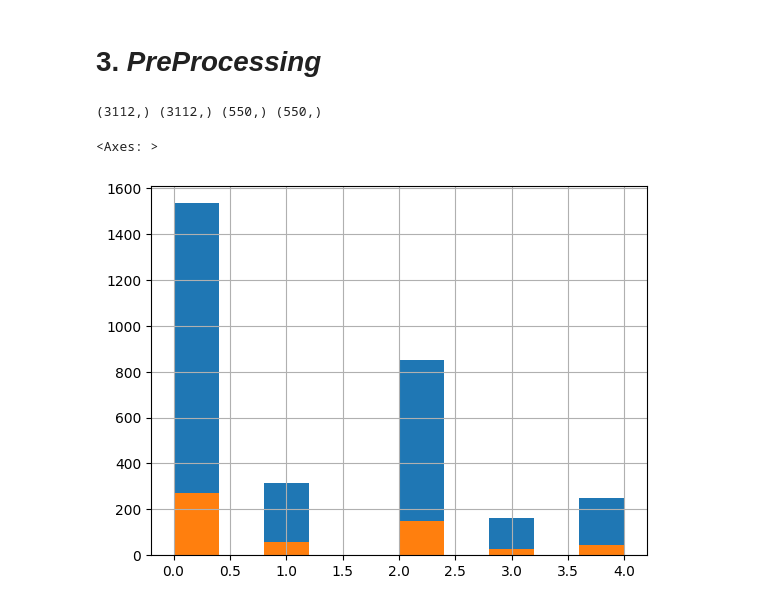
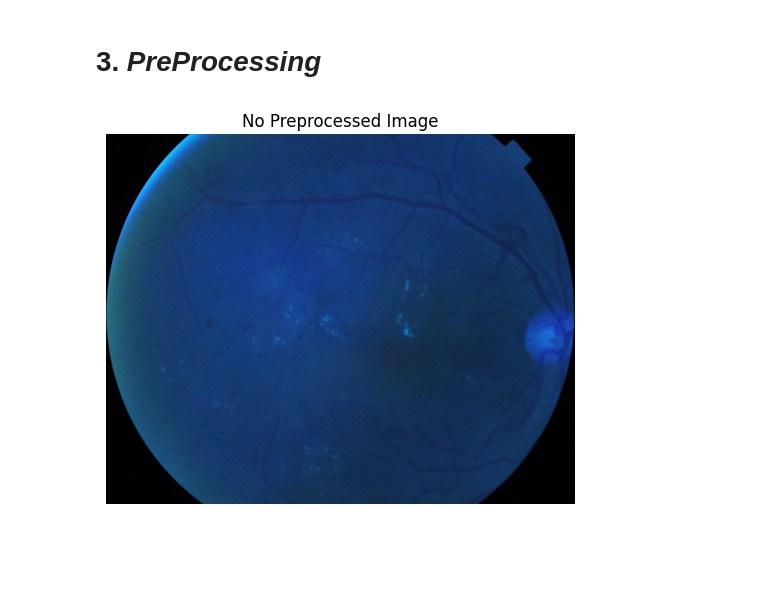
Before and after one commit to SunilkumarAdapa/Diabetic-Retinopathy, a Jupyter notebook: ai-dr-classification.ipynb, the cells around one changed output. Drawn from its saved outputs; the diff is of its cells as text; code cells hidden in the pictures; blank space fills up the shorter version.

Commit message:
Kaggle Notebook | AI|DR Classification| | Version 2

```diff
--- a/ai-dr-classification.ipynb
+++ b/ai-dr-classification.ipynb
@@ -135,10 +131,37 @@ x, y = shuffle(x, y, random_state=SEED)
-# %%
-train_x, valid_x, train_y, valid_y = train_test_split(x, y, test_size=0.15,
-                                                      stratify=y, random_state=SEED)
-print(train_x.shape, train_y.shape, valid_x.shape, valid_y.shape)
-train_y.hist()
-valid_y.hist()
-# %% [output]
-(3112,) (3112,) (550,) (550,)
-<Axes: >
-[figure, removed]
+# %%
+import cv2
+
+def preprocess_image(image):
+    """
+    Apply preprocessing to an image using Gaussian blur.
+
+    Parameters:
+        image (numpy array): The original image array (BGR format as loaded by OpenCV).
+
+    Returns:
+        numpy array: The preprocessed image array.
+    """
+    # Convert the image from BGR to RGB
+    image_rgb = cv2.cvtColor(image, cv2.COLOR_BGR2RGB)
+
+    # Apply Gaussian blur preprocessing
+    preprocessed_image = cv2.addWeighted(image_rgb, 4, cv2.GaussianBlur(image_rgb, (0, 0), 10), -4, 128)
+
+    return preprocessed_image
+# %%
+# Load an image (replace 'path/to/image.jpg' with the actual path)
+image = cv2.imread('/kaggle/input/resized-2015-2019-blindness-detection-images/resized train 19/000c1434d8d7.jpg')
+
+# Apply preprocessing
+processed_image = preprocess_image(image)
+
+# Display the processed image
+import matplotlib.pyplot as plt
+plt.imshow(processed_image)
+plt.title("Preprocessed Image")
+plt.imshow(image)
+plt.title("No Preprocessed Image")
+plt.axis('off')
+plt.show()
+# %% [output]
+[figure, added]
```
Also changed, not shown: parts of 3 cells of this notebook.
